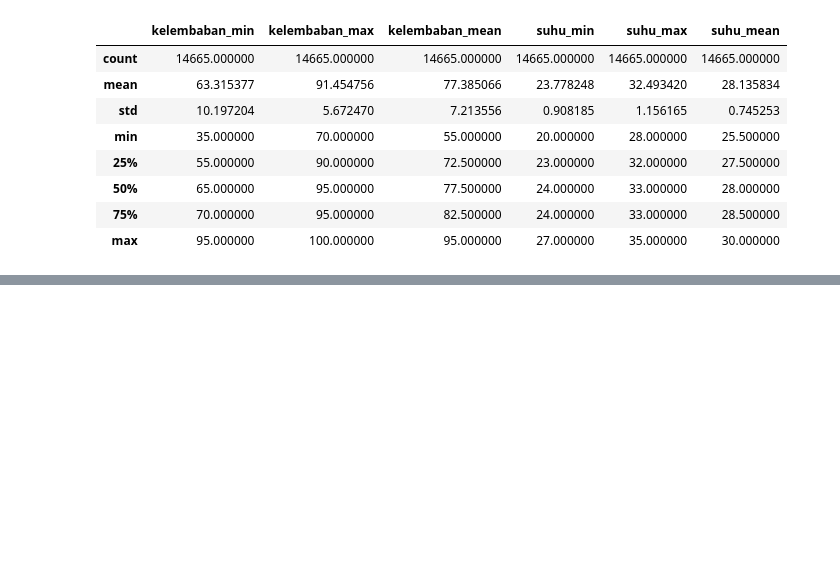
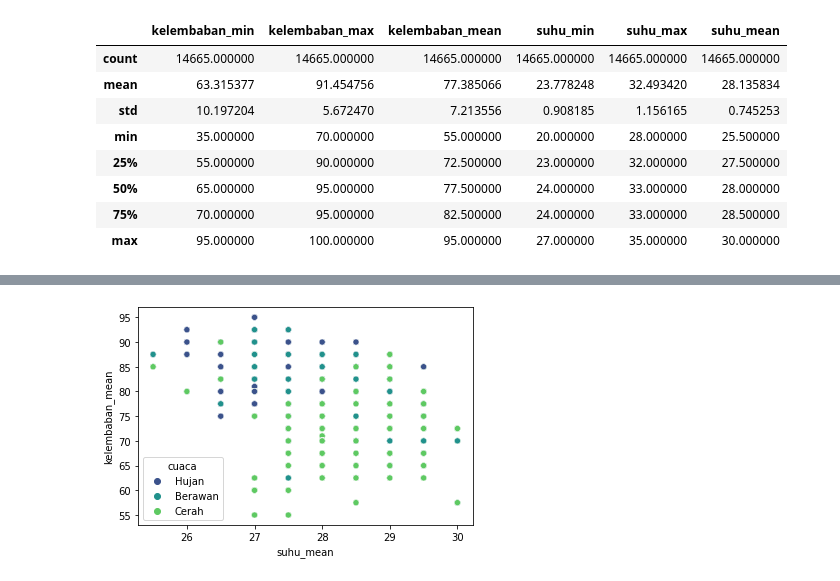
Before and after one commit to raihankemmy/jakarta-weather-classification-2018, a Jupyter notebook: Jakarta Weather Forecast/code.ipynb, the cells around one changed output, grey strips where cells are left out. Drawn from its saved outputs; the diff is of its cells as text; code cells hidden in the pictures; blank space fills up the shorter version.

```diff
--- a/Jakarta Weather Forecast/code.ipynb
+++ b/Jakarta Weather Forecast/code.ipynb
@@ -293,0 +319,6 @@ sns.pairplot(df, hue="cuaca", corner=True, diag_kind="auto", palette="Set2")
+# %%
+plot = df.copy()
+plot = plot.set_index('tanggal')
+sns.scatterplot(data=plot, x="suhu_mean", y="kelembaban_mean", palette="viridis", hue="cuaca");
+# %% [output]
+[figure, added]
```
Also changed, not shown: parts of 55 cells of this notebook.
